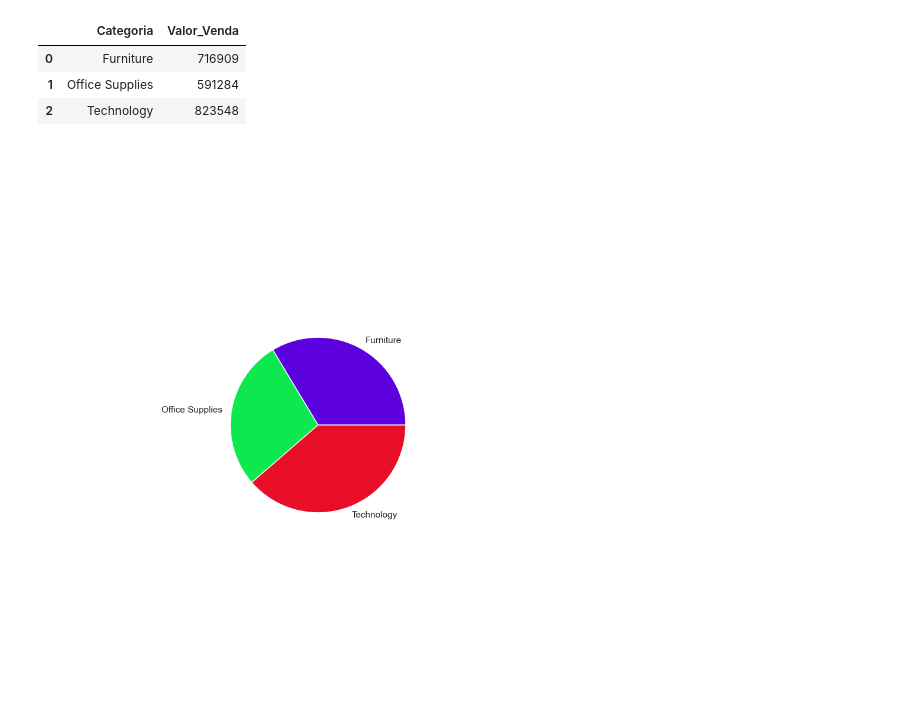
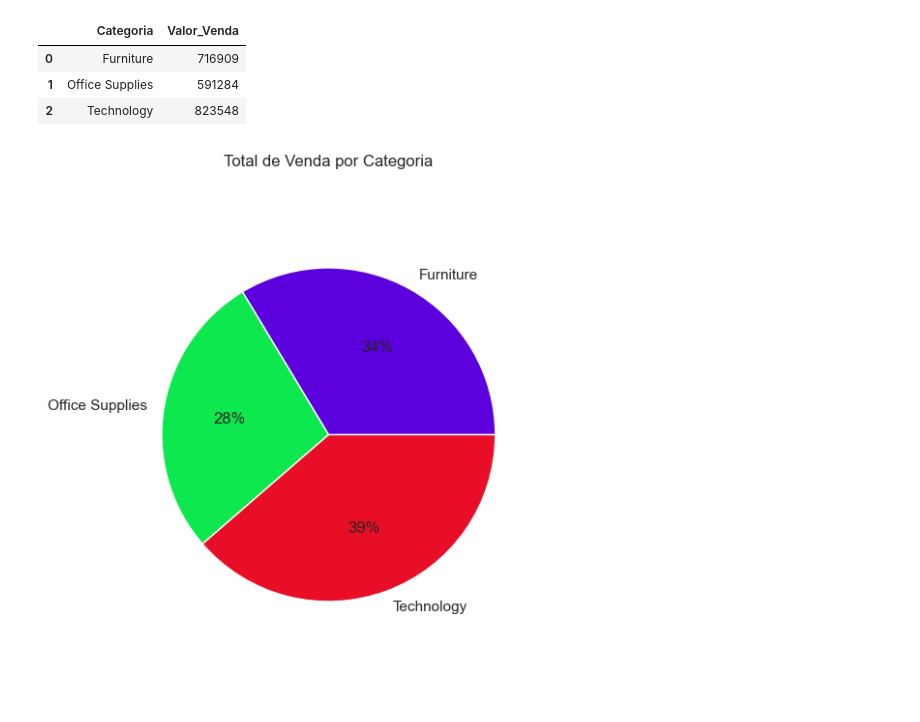
Before and after one commit to Felintox/Curso-DSA, a Jupyter notebook: Projeto_2/Projeto_2_DSA.ipynb, the cells around one changed output. Cells and saved outputs as stored; diff of their text form; code cells hidden in the pictures.

```diff
--- a/Projeto_2/Projeto_2_DSA.ipynb
+++ b/Projeto_2/Projeto_2_DSA.ipynb
@@ -475,13 +491,14 @@ cores_subcategorias = ['#aa8cd4',
                        '#e65e67',
                        '#e65e68']
 # %%
-plt.figure(figsize=(18,12))
+plt.figure(figsize=(10,7))
 plt.pie(q10_cat['Valor_Venda'],
-        radius = 0.4,
+        radius = 0.8,
+        autopct='%.f%%',
         labels = q10_cat['Categoria'],
         wedgeprops = dict(edgecolor = 'white'),
         colors = cores_categorias)
-
+plt.title('Total de Venda por Categoria')
 plt.show()
 # %% [output]
-[figure, old version]
+[figure, new version]
```
Also changed, not shown: parts of 20 cells of this notebook.
